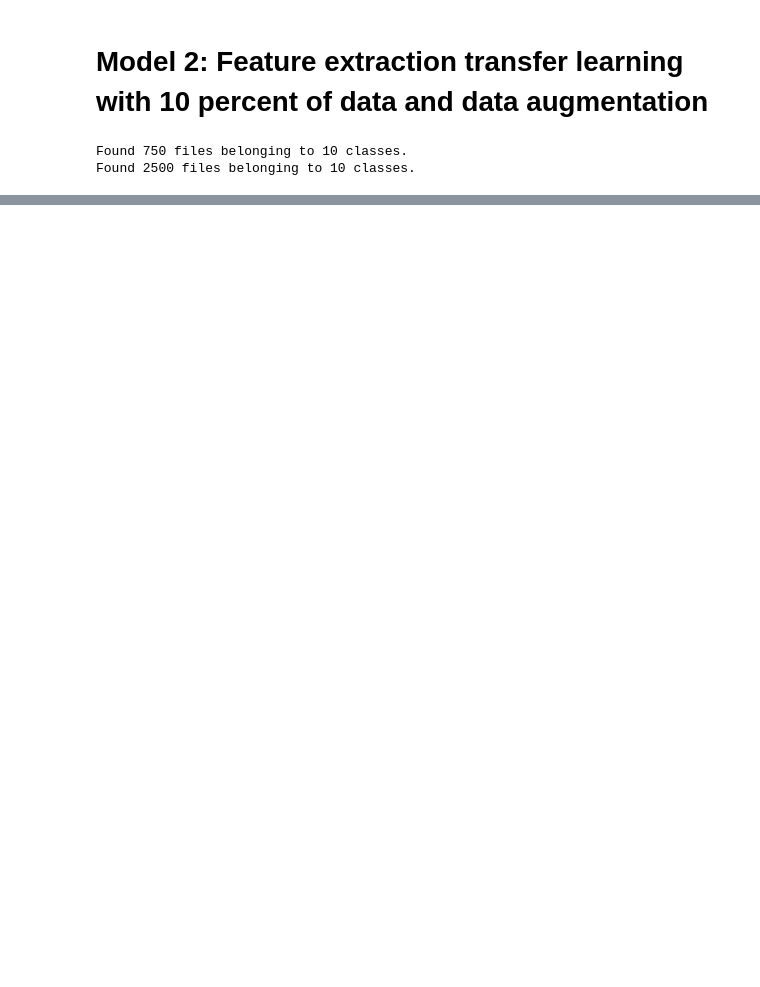
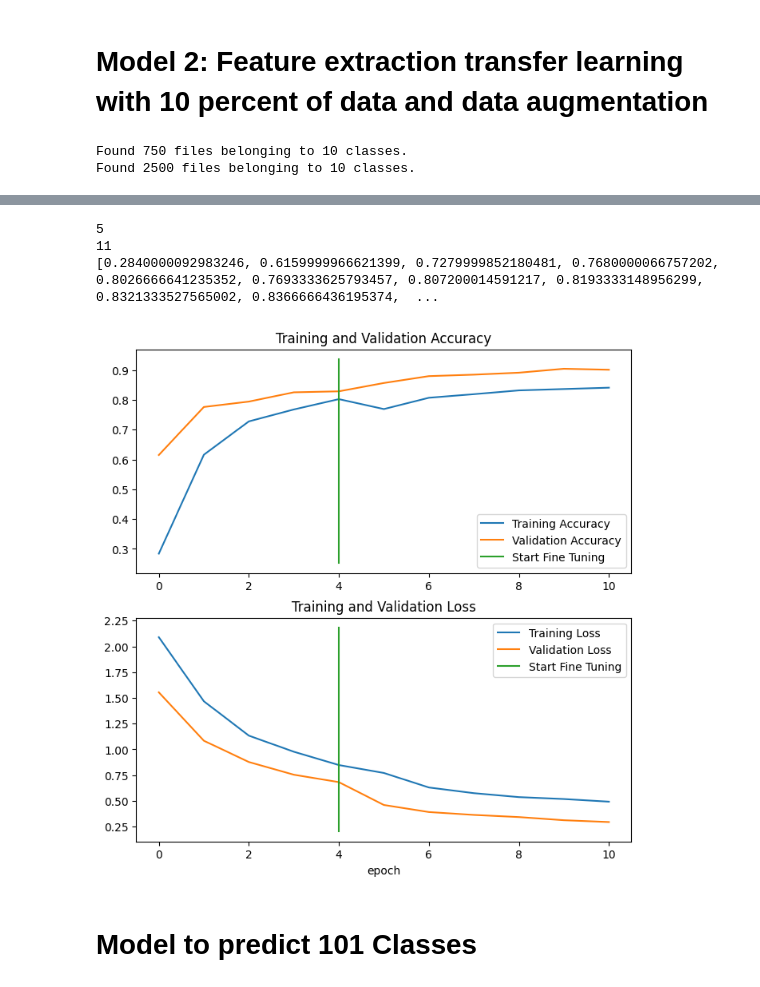
Before and after one commit to databyhuseyn/DeepLearning, a Jupyter notebook: Transfer_Learning_in_Tensorflow_part_2_fine_tuning.ipynb, the cells around one changed output, grey strips where cells are left out. Saved outputs shown, nothing was run; the diff lists cells and outputs as text; code cells hidden in the pictures; blank space fills up the shorter version.

```diff
--- a/Transfer_Learning_in_Tensorflow_part_2_fine_tuning.ipynb
+++ b/Transfer_Learning_in_Tensorflow_part_2_fine_tuning.ipynb
@@ -474,0 +887,12 @@ Epoch 5/5
+# %%
+# How did fine-tuning go with mode data?
+compare_historys(original_history=history_10_percent_data_aug,
+                 new_history=model_4_history,
+                 initial_epochs=5)
+# %% [output]
+5
+11
+[0.2840000092983246, 0.6159999966621399, 0.7279999852180481, 0.7680000066757202, 0.8026666641235352, 0.7693333625793457, 0.807200014591217, 0.8193333148956299, 0.8321333527565002, 0.8366666436195374,  ...
+[figure, added]
+# %% [markdown]
+# Model to predict 101 Classes
```
Also changed, not shown: parts of 53 cells of this notebook.
